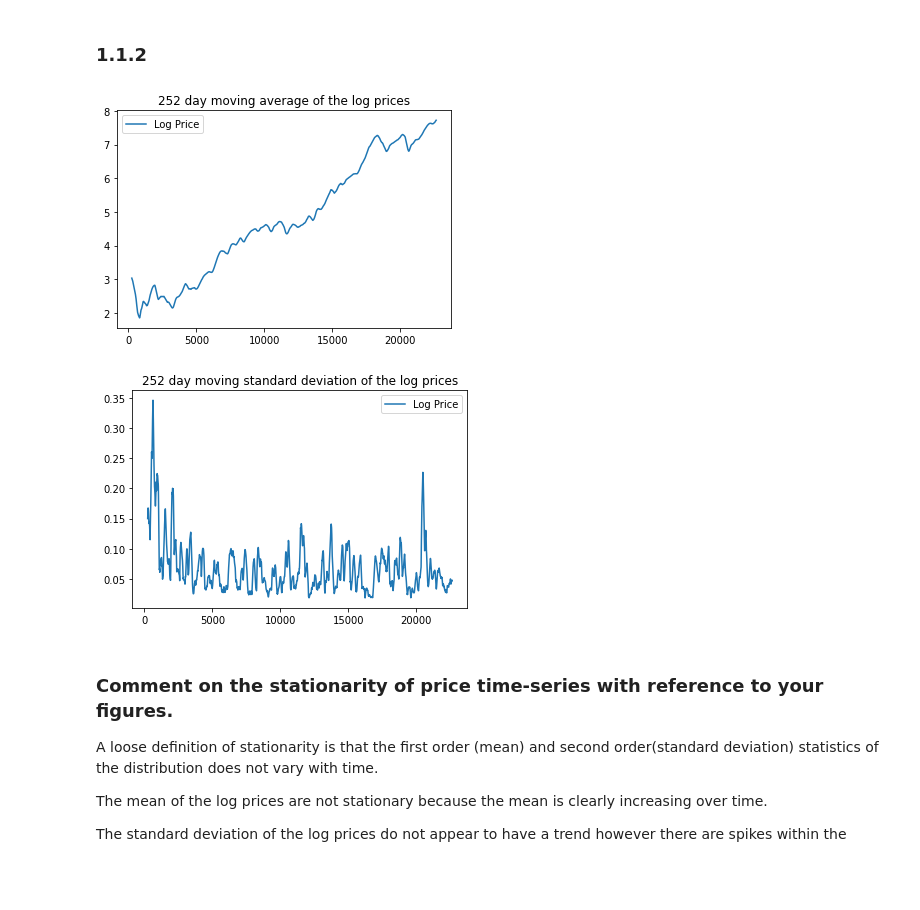
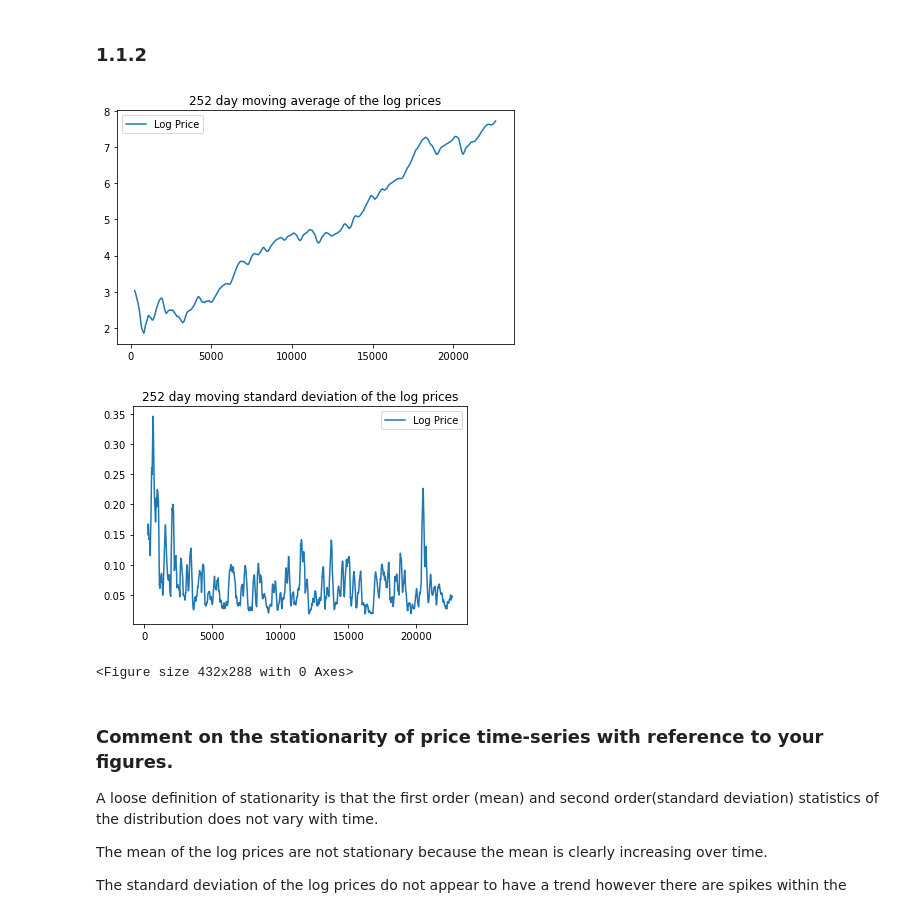
Before and after one commit to zxt18/Financial-Signal-Processing, a Jupyter notebook: Coursework_1.ipynb, the cells around one changed output. Drawn from its saved outputs; the diff is of its cells as text; code cells hidden in the pictures; blank space fills up the shorter version.

```diff
--- a/Coursework_1.ipynb
+++ b/Coursework_1.ipynb
@@ -37,14 +38,16 @@ Text(0, 0.5, 'Log Price')
 # %%
 logpx.rolling(252).mean().plot()
 plt.title("252 day moving average of the log prices")
-
+plt.tight_layout()
 
 logpx.rolling(252).std().plot()
 plt.title("252 day moving standard deviation of the log prices")
 plt.show()
+plt.tight_layout()
 # %% [output]
-[figure, old version]
+[figure, new version]
 [figure]
+<Figure size 432x288 with 0 Axes>
 # %% [markdown]
 ### Comment on the stationarity of price time-series with reference to your figures.
 A loose definition of stationarity is that the first order (mean) and second order(standard deviation) statistics of the distribution does not vary with time.
```
Also changed, not shown: parts of 38 cells of this notebook.
